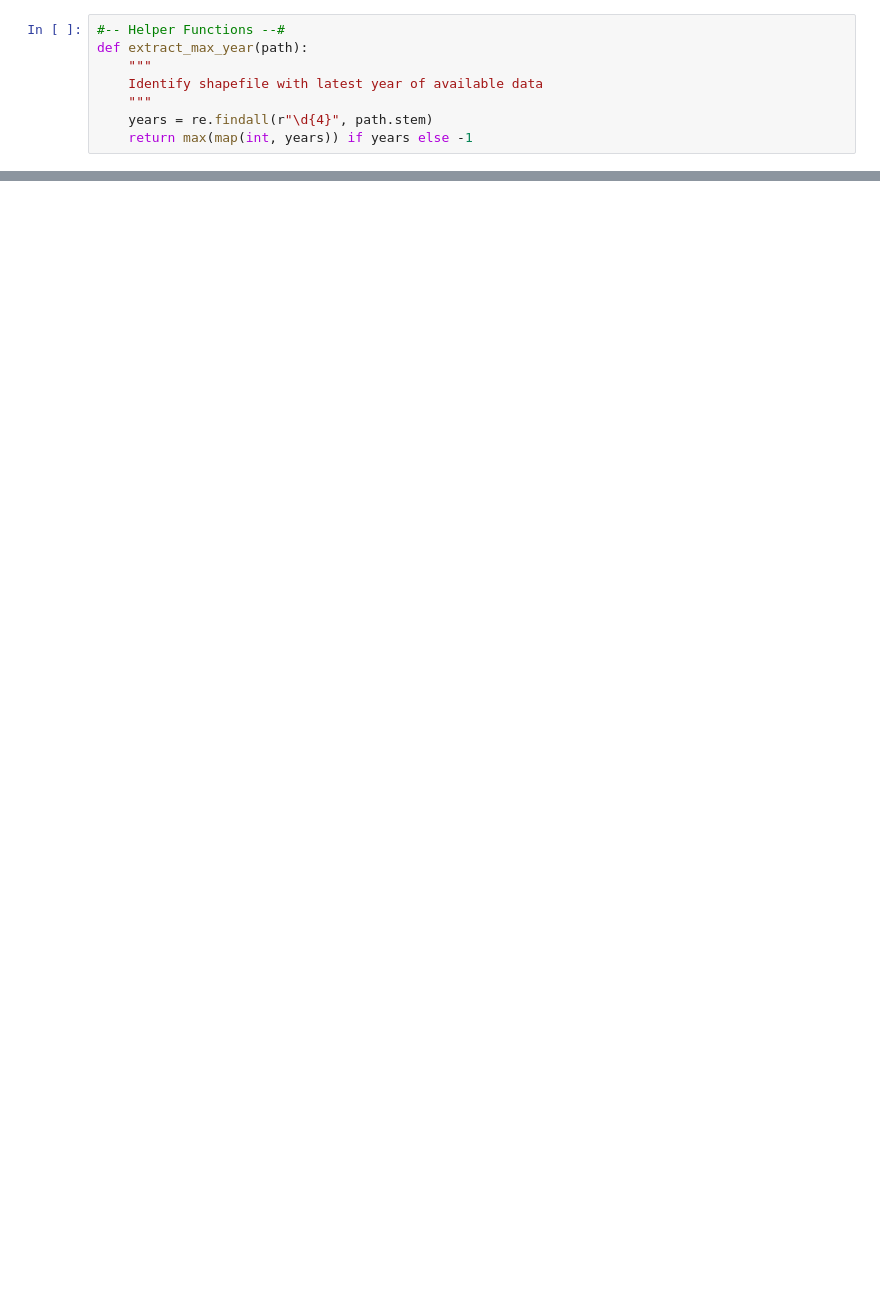
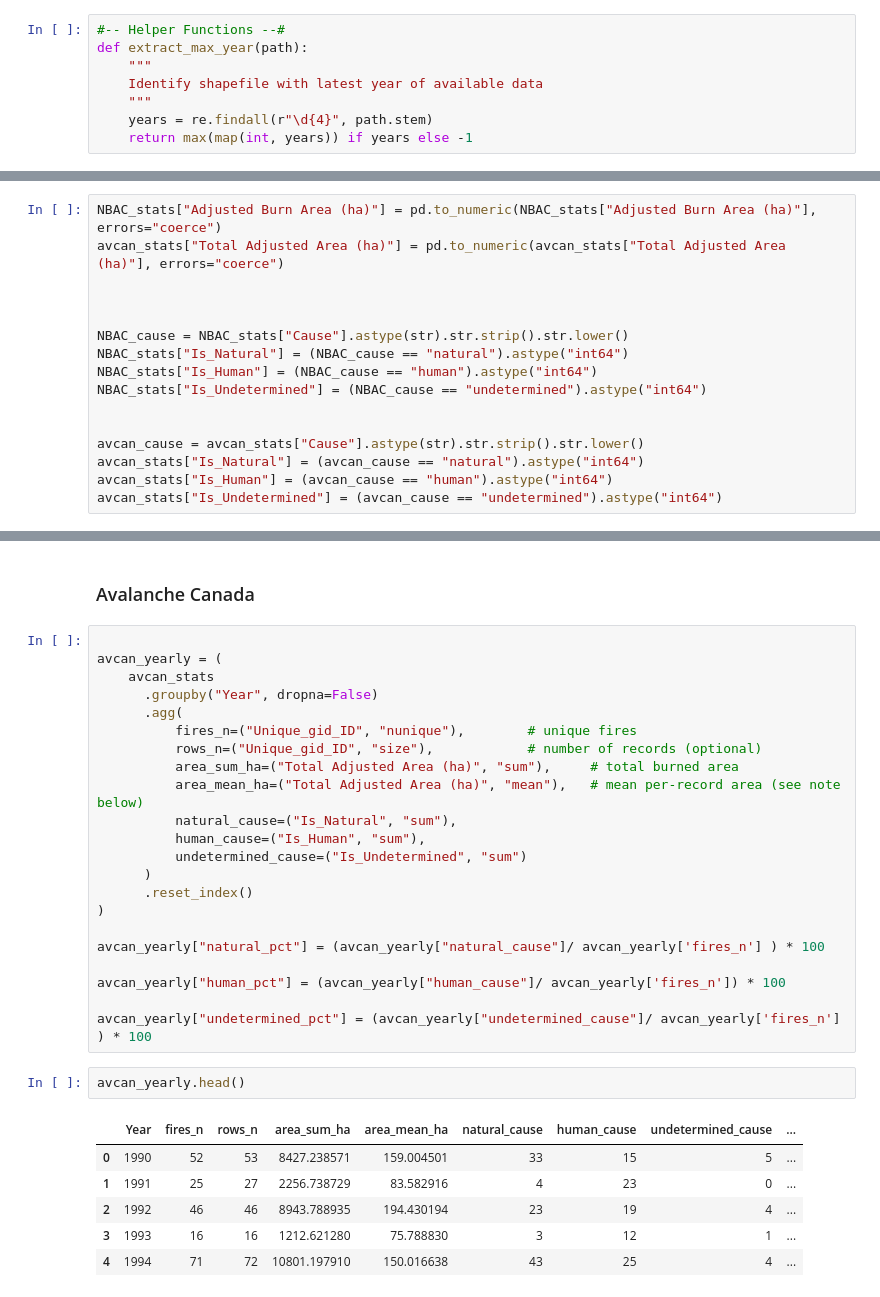
Before and after one commit to Mitch-P-Analyst/canada-wildfire-avcan, a Jupyter notebook: notebooks/national_wildfire_analysis.ipynb, the cells around one changed output, grey strips where cells are left out. Drawn from its saved outputs; the diff is of its cells as text; blank space fills up the shorter version.

```diff
--- a/notebooks/national_wildfire_analysis.ipynb
+++ b/notebooks/national_wildfire_analysis.ipynb
@@ -160,0 +163,16 @@ fire_total = fire_stats["fireid"].count()
+# %%
+NBAC_stats["Adjusted Burn Area (ha)"] = pd.to_numeric(NBAC_stats["Adjusted Burn Area (ha)"], errors="coerce")
+avcan_stats["Total Adjusted Area (ha)"] = pd.to_numeric(avcan_stats["Total Adjusted Area (ha)"], errors="coerce")
+
+
+
+NBAC_cause = NBAC_stats["Cause"].astype(str).str.strip().str.lower()
+NBAC_stats["Is_Natural"] = (NBAC_cause == "natural").astype("int64")
+NBAC_stats["Is_Human"] = (NBAC_cause == "human").astype("int64")
+NBAC_stats["Is_Undetermined"] = (NBAC_cause == "undetermined").astype("int64")
+
+
+avcan_cause = avcan_stats["Cause"].astype(str).str.strip().str.lower()
+avcan_stats["Is_Natural"] = (avcan_cause == "natural").astype("int64")
+avcan_stats["Is_Human"] = (avcan_cause == "human").astype("int64")
+avcan_stats["Is_Undetermined"] = (avcan_cause == "undetermined").astype("int64")
@@ -160,0 +470,33 @@ fire_total = fire_stats["fireid"].count()
+# %% [markdown]
+### Avalanche Canada
+# %%
+
+avcan_yearly = (
+    avcan_stats
+      .groupby("Year", dropna=False)
+      .agg(
+          fires_n=("Unique_gid_ID", "nunique"),        # unique fires
+          rows_n=("Unique_gid_ID", "size"),            # number of records (optional)
+          area_sum_ha=("Total Adjusted Area (ha)", "sum"),     # total burned area
+          area_mean_ha=("Total Adjusted Area (ha)", "mean"),   # mean per-record area (see note below)
+          natural_cause=("Is_Natural", "sum"),
+          human_cause=("Is_Human", "sum"),
+          undetermined_cause=("Is_Undetermined", "sum")
+      )
+      .reset_index()
+)
+
+avcan_yearly["natural_pct"] = (avcan_yearly["natural_cause"]/ avcan_yearly['fires_n'] ) * 100
+
+avcan_yearly["human_pct"] = (avcan_yearly["human_cause"]/ avcan_yearly['fires_n']) * 100
+
+avcan_yearly["undetermined_pct"] = (avcan_yearly["undetermined_cause"]/ avcan_yearly['fires_n'] ) * 100
+# %%
+avcan_yearly.head()
+# %% [output]
+|  | Year | fires_n | rows_n | area_sum_ha | area_mean_ha | natural_cause | human_cause | undetermined_cause | ... |
+| 0 | 1990 | 52 | 53 | 8427.238571 | 159.004501 | 33 | 15 | 5 | ... |
+| 1 | 1991 | 25 | 27 | 2256.738729 | 83.582916 | 4 | 23 | 0 | ... |
+| 2 | 1992 | 46 | 46 | 8943.788935 | 194.430194 | 23 | 19 | 4 | ... |
+| 3 | 1993 | 16 | 16 | 1212.621280 | 75.788830 | 3 | 12 | 1 | ... |
+| 4 | 1994 | 71 | 72 | 10801.197910 | 150.016638 | 43 | 25 | 4 | ... |
```
Also changed, not shown: parts of 30 cells of this notebook.
